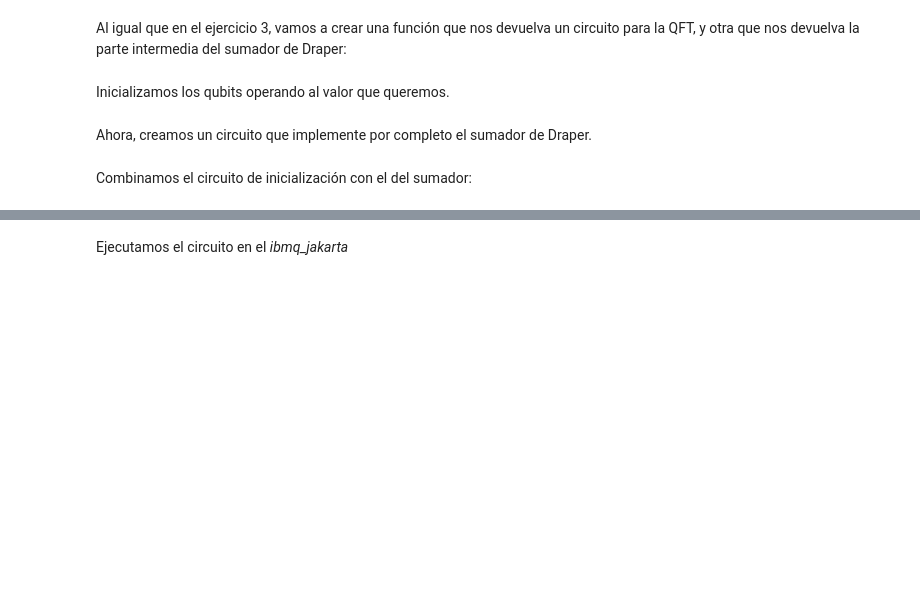
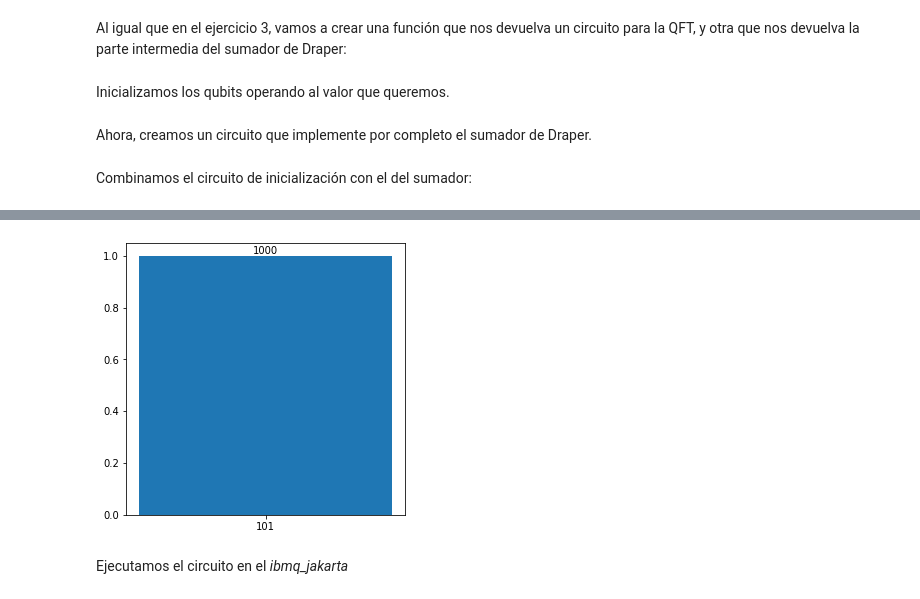
Before and after one commit to gulis1/APCC, a Jupyter notebook: Practica3/Ejercicio4.ipynb, the cells around one changed output, grey strips where cells are left out. Saved outputs shown, nothing was run; the diff lists cells and outputs as text; code cells hidden in the pictures; blank space fills up the shorter version.

```diff
--- a/Practica3/Ejercicio4.ipynb
+++ b/Practica3/Ejercicio4.ipynb
@@ -1,15 +1,5 @@
 # %% [markdown]
 ## Ejercicio 4
-# %%
-import matplotlib.pyplot as plt
-
-def plot_histogram(result: dict, width=5) -> None:
-
-    counts = sorted(result.items(), key=lambda x: x[0])
-    keys = [str(x[0]) for x in counts]
-    values = [x[1] for x in counts]
-    plt.figure(figsize=(width, 5))
-    plt.bar_label(plt.bar(keys, [x / 1000 for x in values]), values)
 # %%
 from qiskit import IBMQ
 
@@ -95,3 +86,16 @@ sumador.draw(output='mpl', fold=-1)
+# %%
+from qiskit import Aer, execute
+
+
+simulator = Aer.get_backend('qasm_simulator')
+
+# Ejectuamos la simulación con ruido
+job = execute(sumador, simulator, shots=1000)
+counts = job.result().get_counts()
+
+plot_histogram(counts)
+# %% [output]
+[figure, added]
 # %% [markdown]
 Ejecutamos el circuito en el *ibmq_jakarta*
 # %%
```
Also changed, not shown: parts of 3 cells of this notebook.
